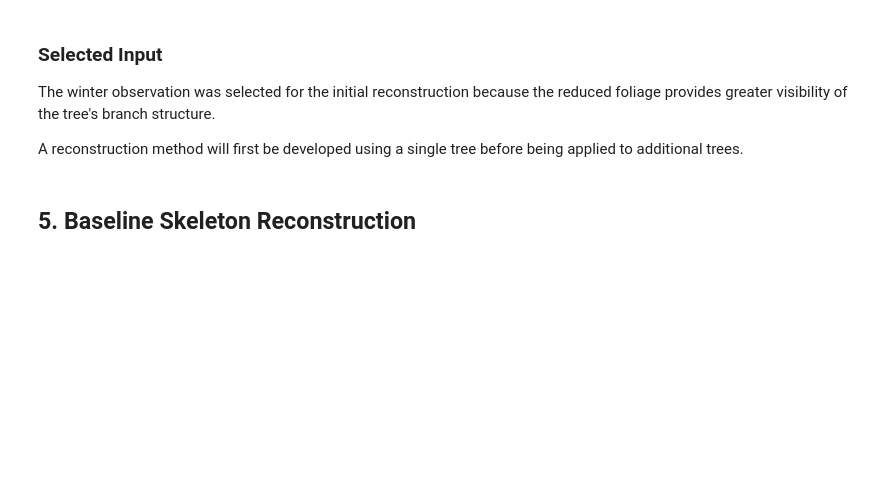
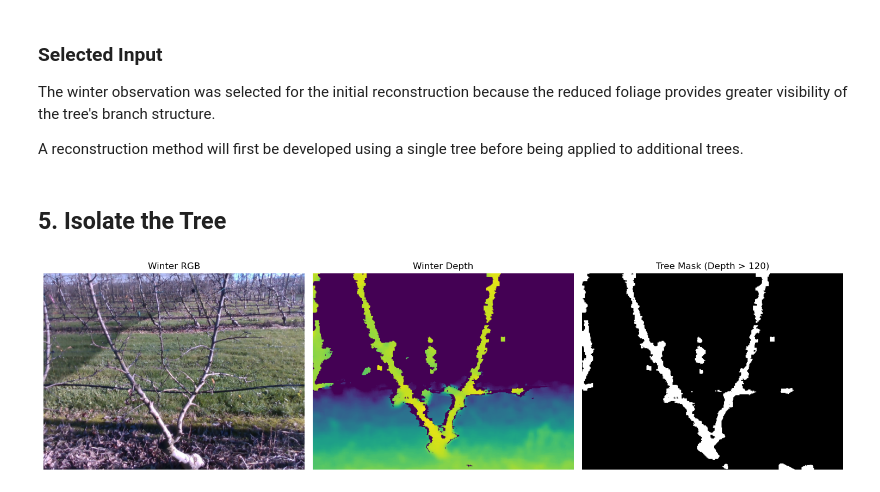
Before and after one commit to David-Hayes747/TreeProject, a Jupyter notebook: notebooks/02_tree_reconstruction.ipynb, the cells around one changed output. Cells and saved outputs as stored; diff of their text form; code cells hidden in the pictures; blank space fills up the shorter version.

Commit message:
Start of tree reconstruction

```diff
--- a/notebooks/02_tree_reconstruction.ipynb
+++ b/notebooks/02_tree_reconstruction.ipynb
@@ -179,4 +179,27 @@ The winter observation was selected for the initial reconstruction because the r
 
 A reconstruction method will first be developed using a single tree before being applied to additional trees.
 # %% [markdown]
-## 5. Baseline Skeleton Reconstruction
+## 5. Isolate the Tree
+# %%
+# Segment the tree using a depth threshold
+depth_threshold = 120
+tree_mask = depth > depth_threshold
+
+fig, axes = plt.subplots(1, 3, figsize=(15, 5))
+
+axes[0].imshow(rgb)
+axes[0].set_title("Winter RGB")
+
+axes[1].imshow(depth, cmap="viridis")
+axes[1].set_title("Winter Depth")
+
+axes[2].imshow(tree_mask, cmap="gray")
+axes[2].set_title(f"Tree Mask (Depth > {depth_threshold})")
+
+for ax in axes:
+    ax.axis("off")
+
+plt.tight_layout()
+plt.show()
+# %% [output]
+[figure, added]
```
Also changed, not shown: parts of 10 cells of this notebook.
